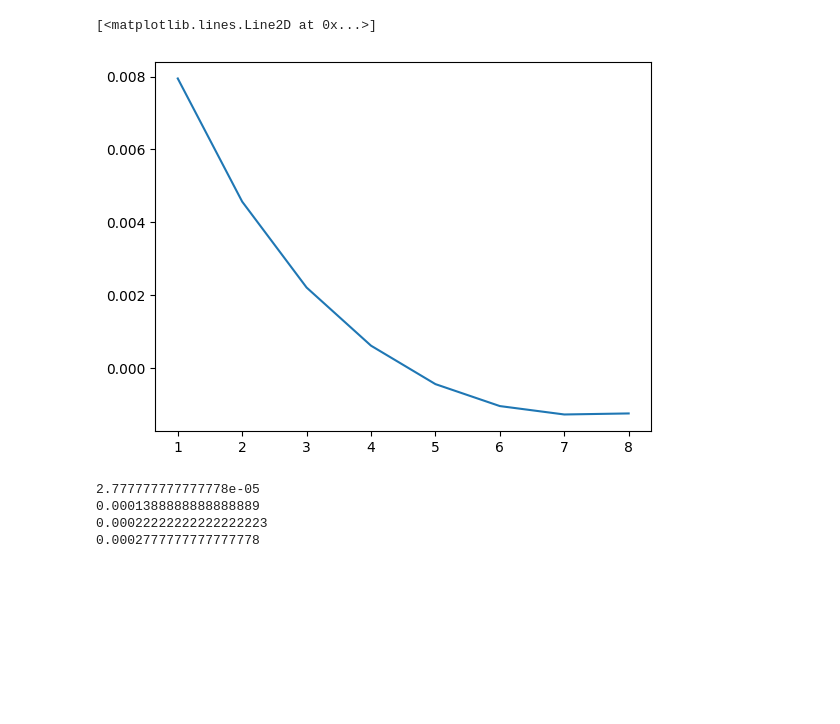
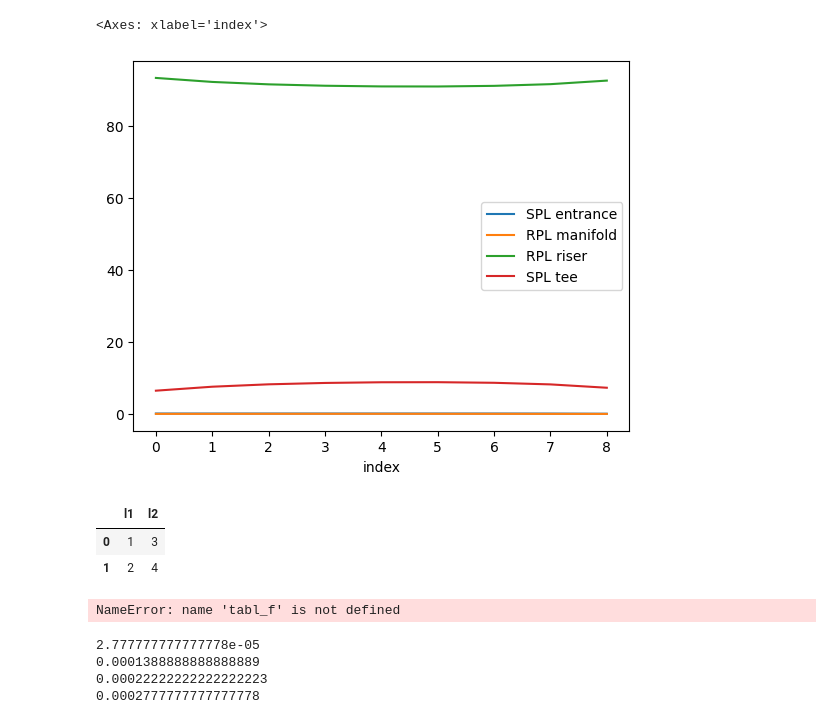
Before and after one commit to valentindelachaux/parallel-flow-distribution-pressure-loss, a Jupyter notebook: main.ipynb, the cells around one changed output. Cells and saved outputs as stored; diff of their text form; code cells hidden in the pictures; blank space fills up the shorter version.

```diff
--- a/main.ipynb
+++ b/main.ipynb
@@ -41,5 +41,5 @@ file_name = r"\Camilleri_AR0.022.xlsx"
 hx, par, condi0 = fe.initialize(path, file_name)
 # %%
 # Test d'un seul débit
-tabl_f,res_f = modf.PL_fsolve(par,condi0,print=False, fappx = 10)
-tabl, res = modf.PL_fsolve(par,condi0,print=False)
+tabl, res, PL = modf.PL_fsolve(par,condi0,print=False)
+PL
@@ -46,11 +57,24 @@ tabl, res = modf.PL_fsolve(par,condi0,print=False)
+# %%
+PL.reset_index().plot(x='index', y= ["SPL entrance", "RPL manifold", "RPL riser", "SPL tee"])
+# %% [output]
+<Axes: xlabel='index'>
+[figure, added]
+# %%
+l1 = [1,2]
+l2 = [3,4]
+df = pd.DataFrame(list(zip(l1, l2)), columns = ['l1','l2'])
+df
+# %% [output]
+|  | l1 | l2 |
+| 0 | 1 | 3 |
+| 1 | 2 | 4 |
 # %%
 pout = np.array(tabl['Pout'])
 poutf = np.array(tabl_f['Pout'])
 N = len(pout)
 plt.plot([i for i in range(1,N)],[(pout[i]-poutf[i])/pout[i] for i in range(1, N)])
 # %% [output]
-[<matplotlib.lines.Line2D at 0x...>]
+NameError: name 'tabl_f' is not defined
-[figure, removed]
 # %%
 path_outputs = r"G:\Drive partagés\BU04-Innovation\PVT-PL-model\Outputs"
 V441_x1_water = fe.read_excel(path_outputs+'\\'+'V4.41_x4'+'_outputs.xlsx')
```
Also changed, not shown: parts of 7 cells of this notebook, 3 other files.
